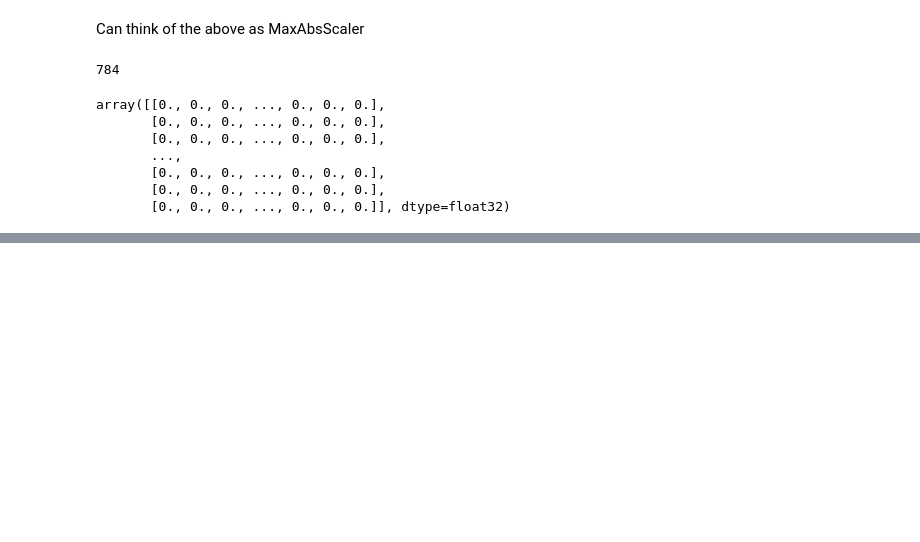
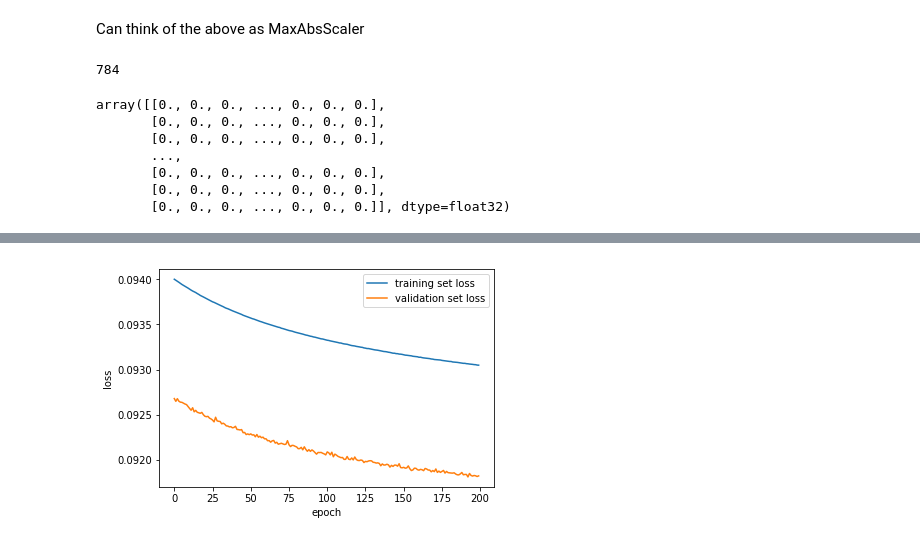
Before and after one commit to sushant2811/NLPandDeepLearning, a Jupyter notebook: autoencoders.ipynb, the cells around one changed output, grey strips where cells are left out. Saved outputs shown, nothing was run; the diff lists cells and outputs as text; code cells hidden in the pictures; blank space fills up the shorter version.

Commit message:
Fitting the autoencoder model

```diff
--- a/autoencoders.ipynb
+++ b/autoencoders.ipynb
@@ -128,0 +131,3 @@ array([[0., 0., 0., ..., 0., 0., 0.],
+# %%
+history = autoencoder.fit(XtrainScaledFlatten, XtrainScaledFlatten, epochs=200,
+                          batch_size=256, shuffle=True, verbose=1, validation_data=(XtestScaledFlatten, XtestScaledFlatten)).history
@@ -128,0 +155,8 @@ array([[0., 0., 0., ..., 0., 0., 0.],
+# %%
+plt.plot(history['loss']);
+plt.plot(history['val_loss']);
+plt.ylabel('loss')
+plt.xlabel('epoch')
+plt.legend(['training set loss', 'validation set loss']);
+# %% [output]
+[figure, added]
```
Also changed, not shown: parts of 3 cells of this notebook.
